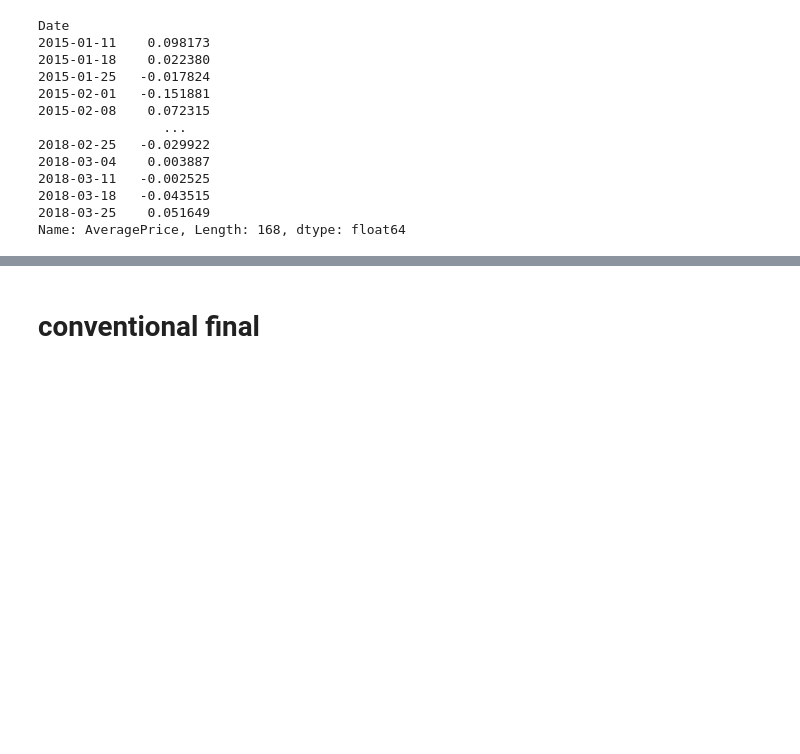
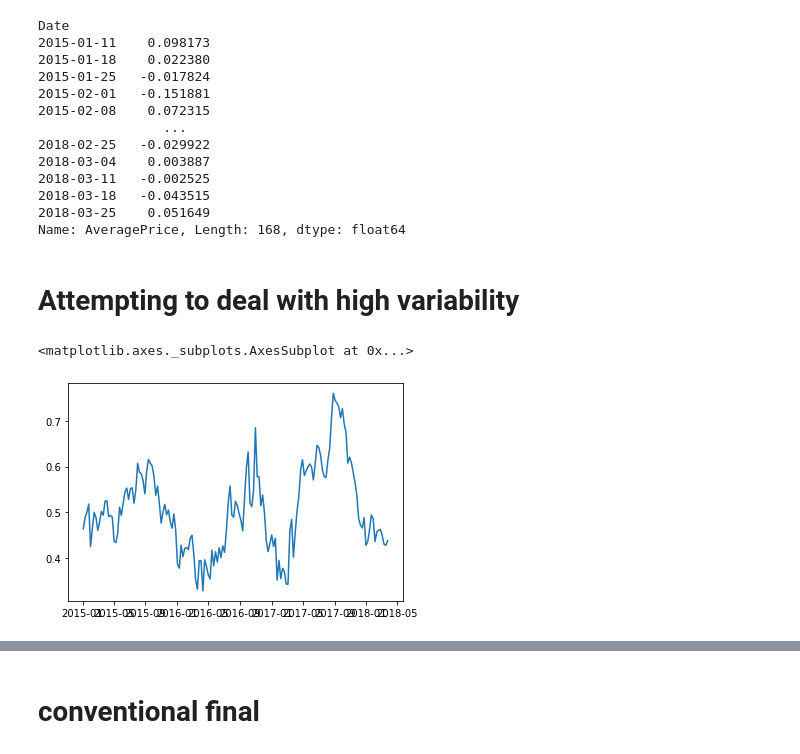
Before and after one commit to rmei97/avocado_prices, a Jupyter notebook: data_exploration.ipynb, the cells around one changed output, grey strips where cells are left out. Cells and saved outputs as stored; diff of their text form; code cells hidden in the pictures; blank space fills up the shorter version.

```diff
--- a/data_exploration.ipynb
+++ b/data_exploration.ipynb
@@ -503,3 +511,13 @@ Date
 2018-03-18   -0.043515
 2018-03-25    0.051649
 Name: AveragePrice, Length: 168, dtype: float64
+# %% [markdown]
+# Attempting to deal with high variability
+# %%
+organic_by_date = organic.groupby(['Date'])['AveragePrice'].mean()
+log_organic_final = (np.log(organic_by_date))
+# %%
+sns.lineplot(data = log_organic_final)
+# %% [output]
+<matplotlib.axes._subplots.AxesSubplot at 0x...>
+[figure, added]
```
Also changed, not shown: parts of 49 cells of this notebook.
